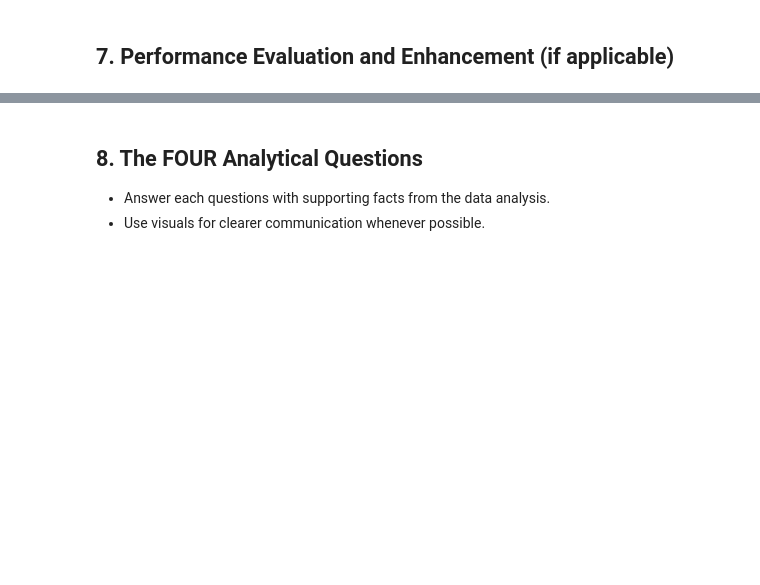
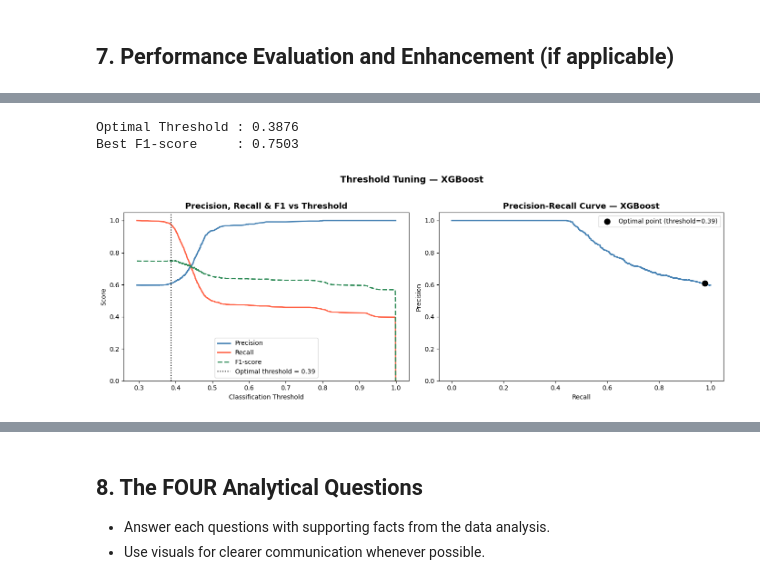
Before and after one commit to KhaiYu/DSF_G3, a Jupyter notebook: TT2L_G3_Notebook.ipynb, the cells around one changed output, grey strips where cells are left out. Drawn from its saved outputs; the diff is of its cells as text; code cells hidden in the pictures; blank space fills up the shorter version.

Commit message:
Section 7

```diff
--- a/TT2L_G3_Notebook.ipynb
+++ b/TT2L_G3_Notebook.ipynb
@@ -1491,0 +1498,59 @@ In summary, XGBoost is the strongest model based on ROC-AUC, meaning it has the
+# %%
+# ============================================================
+# 7.1 Threshold Tuning — XGBoost (Best Model)
+# ============================================================
+
+from sklearn.metrics import precision_recall_curve, f1_score
+import numpy as np
+import matplotlib.pyplot as plt
+
+# retrieve XGBoost predicted probabilities from Section 6.5
+y_prob_xgb = probabilities["XGBoost"]
+
+# compute precision, recall, and F1 across all thresholds
+precisions, recalls, thresholds = precision_recall_curve(y_test, y_prob_xgb)
+
+# F1 is undefined at the last precision/recall point (no threshold),
+# so we compute it only over the threshold range
+f1_scores = 2 * (precisions[:-1] * recalls[:-1]) / (precisions[:-1] + recalls[:-1] + 1e-9)
+
+# find the threshold that maximises F1
+best_idx = np.argmax(f1_scores)
+best_threshold = thresholds[best_idx]
+best_f1 = f1_scores[best_idx]
+
+print(f"Optimal Threshold : {best_threshold:.4f}")
+print(f"Best F1-score     : {best_f1:.4f}")
+
+# visualisation
+fig, axes = plt.subplots(1, 2, figsize=(14, 5))
+
+# left: Precision & Recall vs Threshold
+axes[0].plot(thresholds, precisions[:-1], label="Precision", color="steelblue", linewidth=2)
+axes[0].plot(thresholds, recalls[:-1],    label="Recall",    color="tomato",    linewidth=2)
+axes[0].plot(thresholds, f1_scores,       label="F1-score",  color="seagreen",  linewidth=2, linestyle="--")
+axes[0].axvline(best_threshold, color="black", linestyle=":", linewidth=1.5, label=f"Optimal threshold = {best_threshold:.2f}")
+axes[0].set_title("Precision, Recall & F1 vs Threshold", fontsize=13, fontweight="bold")
+axes[0].set_xlabel("Classification Threshold")
+axes[0].set_ylabel("Score")
+axes[0].set_ylim(0, 1.05)
+axes[0].legend()
+
+# right: Precision-Recall Curve
+axes[1].plot(recalls, precisions, color="steelblue", linewidth=2)
+axes[1].scatter(recalls[best_idx], precisions[best_idx],
+                color="black", zorder=5, s=80,
+                label=f"Optimal point (threshold={best_threshold:.2f})")
+axes[1].set_title("Precision-Recall Curve — XGBoost", fontsize=13, fontweight="bold")
+axes[1].set_xlabel("Recall")
+axes[1].set_ylabel("Precision")
+axes[1].set_ylim(0, 1.05)
+axes[1].legend()
+
+plt.suptitle("Threshold Tuning — XGBoost", fontsize=14, fontweight="bold", y=1.02)
+plt.tight_layout()
+plt.show()
+# %% [output]
+Optimal Threshold : 0.3876
+Best F1-score     : 0.7503
+[figure, added]
```
Also changed, not shown: parts of 16 cells of this notebook.
